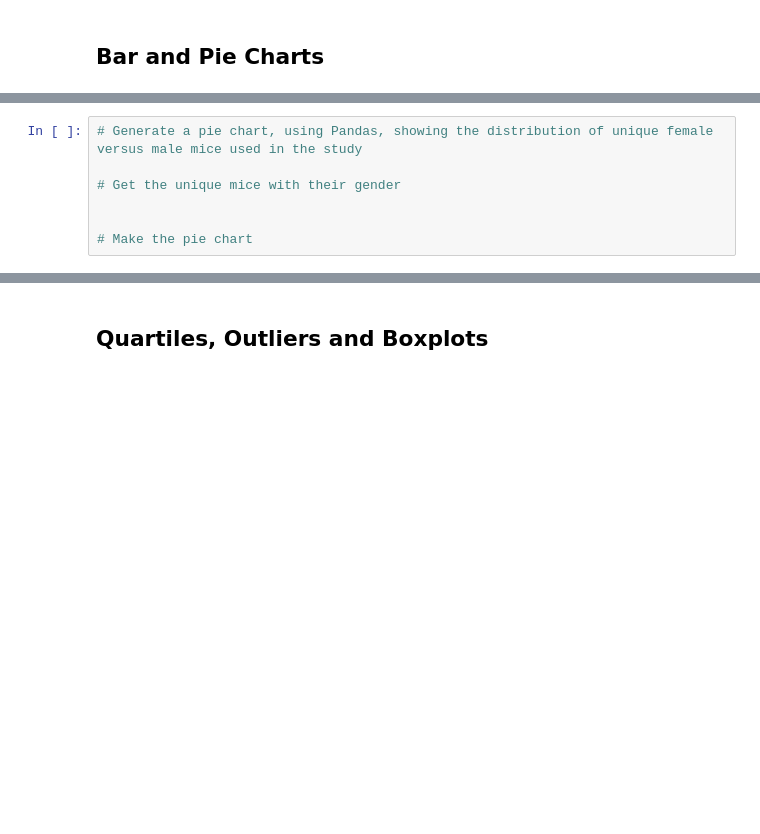
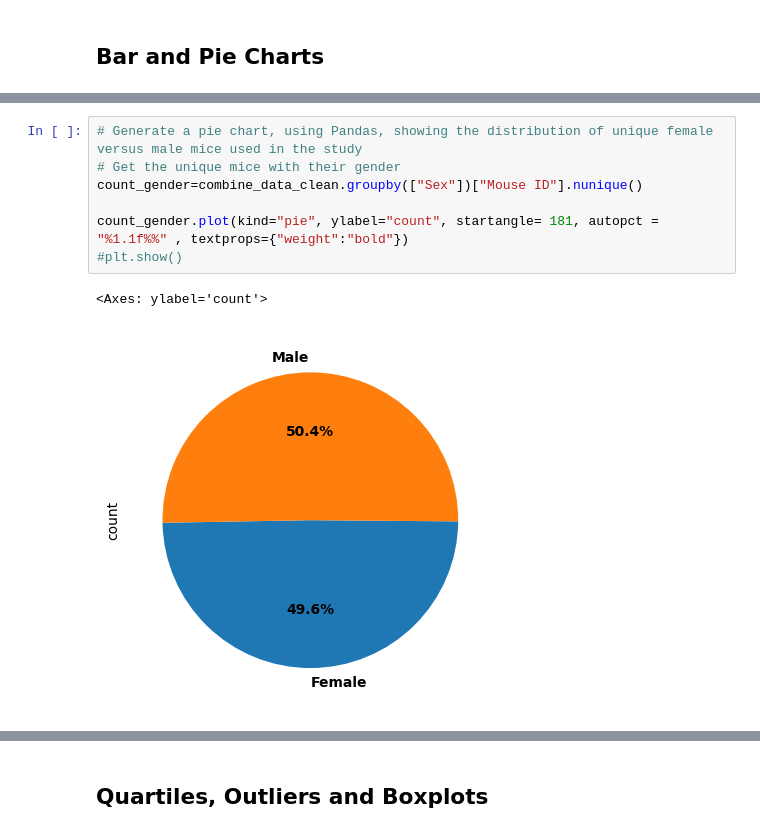
Before and after one commit to M-Soriano/Matplotlib, a Jupyter notebook: pymaceuticals_starter.ipynb, the cells around one changed output, grey strips where cells are left out. Cells and saved outputs as stored; diff of their text form; blank space fills up the shorter version.

```diff
--- a/pymaceuticals_starter.ipynb
+++ b/pymaceuticals_starter.ipynb
@@ -148,10 +175,13 @@ combine_data_clean.groupby("Drug Regimen").agg({"Tumor Volume (mm3)":["mean","me
 # %%
 # Generate a pie chart, using Pandas, showing the distribution of unique female versus male mice used in the study
+# Get the unique mice with their gender
+count_gender=combine_data_clean.groupby(["Sex"])["Mouse ID"].nunique()
 
-# Get the unique mice with their gender
-
-
-# Make the pie chart
+count_gender.plot(kind="pie", ylabel="count", startangle= 181, autopct = "%1.1f%%" , textprops={"weight":"bold"})
+#plt.show()
+# %% [output]
+<Axes: ylabel='count'>
+[figure, added]
 # %%
 # Generate a pie chart, using pyplot, showing the distribution of unique female versus male mice used in the study
 
```
Also changed, not shown: parts of 6 cells of this notebook.
